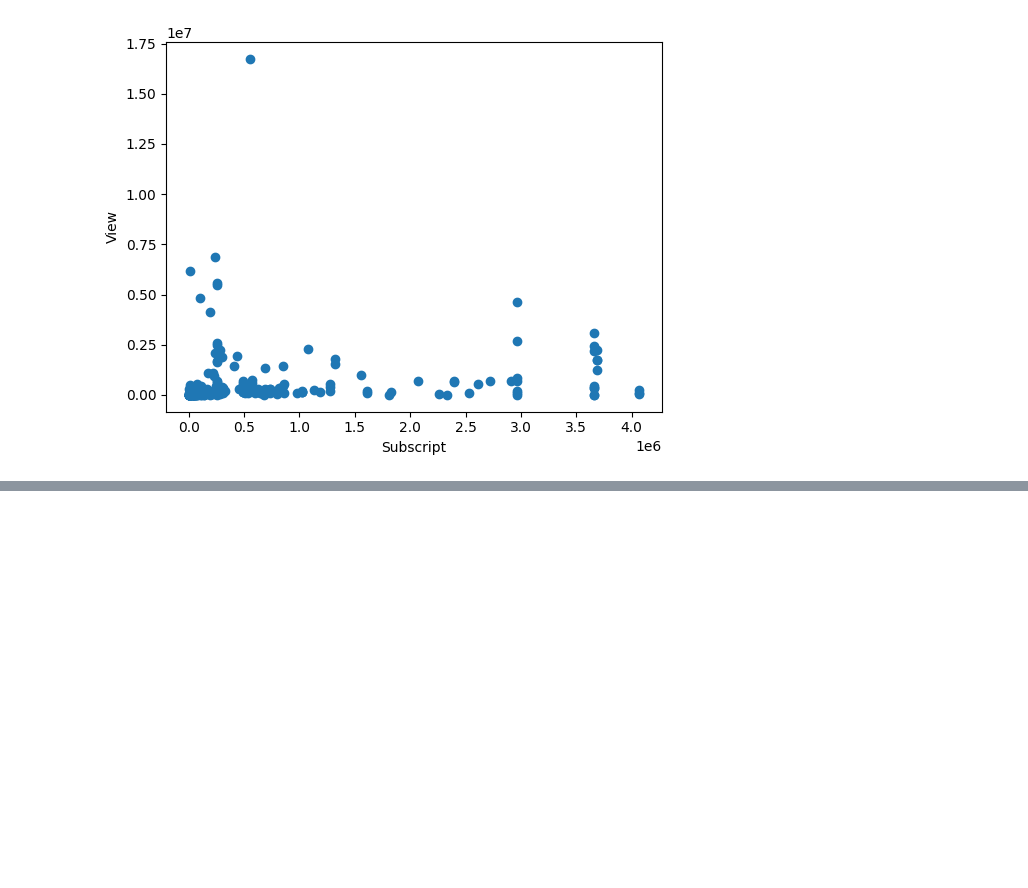
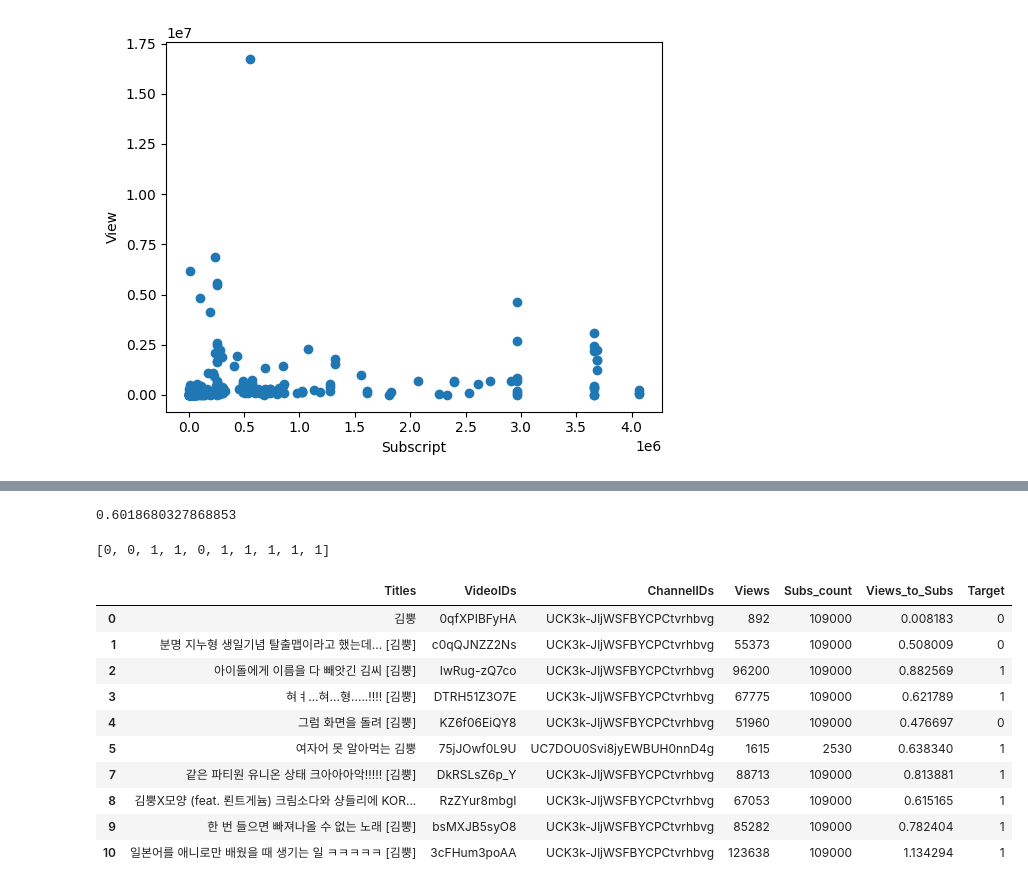
Before and after one commit to Suhwan0818/Youtube-AI-web, a Jupyter notebook: YouTube_Data_Cleaning_Preprocessing.ipynb, the cells around one changed output, grey strips where cells are left out. Saved outputs shown, nothing was run; the diff lists cells and outputs as text; code cells hidden in the pictures; blank space fills up the shorter version.

```diff
--- a/YouTube_Data_Cleaning_Preprocessing.ipynb
+++ b/YouTube_Data_Cleaning_Preprocessing.ipynb
@@ -43,3 +43,11 @@ plt.ylabel("View")
 plt.show()
 # %% [output]
 [figure]
+# %%
+x_min = data_df.Views.min()
+x_max = data_df.Views.max()
+
+print(x_min, x_max)
+
+data_df["Views_to_Subs"] = data_df.Views/data_df.Subs_count
+data_df.head()
@@ -45,0 +62,34 @@ plt.show()
+# %%
+views_median = data_df.Views_to_Subs.median()
+views_median
+# %% [output]
+0.6018680327868853
+# %%
+def make_target(data, median):
+  inside_target = []
+  for ratio in data:
+    if ratio > median:
+      inside_target.append(1)
+    if ratio <= median:
+      inside_target.append(0)
+  return inside_target
+
+target = make_target(data_df.Views_to_Subs, views_median)
+print(target[:10])
+# %% [output]
+[0, 0, 1, 1, 0, 1, 1, 1, 1, 1]
+# %%
+data_df["Target"] = target
+data_df.head(10)
+# %% [output]
+|  | Titles | VideoIDs | ChannelIDs | Views | Subs_count | Views_to_Subs | Target |
+| 0 | 김뿡 | 0qfXPIBFyHA | UCK3k-JljWSFBYCPCtvrhbvg | 892 | 109000 | 0.008183 | 0 |
+| 1 | 분명 지누형 생일기념 탈출맵이라고 했는데... [김뿡] | c0qQJNZZ2Ns | UCK3k-JljWSFBYCPCtvrhbvg | 55373 | 109000 | 0.508009 | 0 |
+| 2 | 아이돌에게 이름을 다 빼앗긴 김씨 [김뿡] | IwRug-zQ7co | UCK3k-JljWSFBYCPCtvrhbvg | 96200 | 109000 | 0.882569 | 1 |
+| 3 | 혀ㅕ...혀...형.....!!!! [김뿡] | DTRH51Z3O7E | UCK3k-JljWSFBYCPCtvrhbvg | 67775 | 109000 | 0.621789 | 1 |
+| 4 | 그럼 화면을 돌려 [김뿡] | KZ6f06EiQY8 | UCK3k-JljWSFBYCPCtvrhbvg | 51960 | 109000 | 0.476697 | 0 |
+| 5 | 여자어 못 알아먹는 김뿡 | 75jJOwf0L9U | UC7DOU0Svi8jyEWBUH0nnD4g | 1615 | 2530 | 0.638340 | 1 |
+| 7 | 같은 파티원 유니온 상태 크아아아악!!!!! [김뿡] | DkRSLsZ6p_Y | UCK3k-JljWSFBYCPCtvrhbvg | 88713 | 109000 | 0.813881 | 1 |
+| 8 | 김뿡X모양 (feat. 뢴트게늄) 크림소다와 샹들리에 KOR... | RzZYur8mbgI | UCK3k-JljWSFBYCPCtvrhbvg | 67053 | 109000 | 0.615165 | 1 |
+| 9 | 한 번 들으면 빠져나올 수 없는 노래 [김뿡] | bsMXJB5syO8 | UCK3k-JljWSFBYCPCtvrhbvg | 85282 | 109000 | 0.782404 | 1 |
+| 10 | 일본어를 애니로만 배웠을 때 생기는 일 ㅋㅋㅋㅋㅋ [김뿡] | 3cFHum3poAA | UCK3k-JljWSFBYCPCtvrhbvg | 123638 | 109000 | 1.134294 | 1 |
```
Also changed, not shown: parts of 4 cells of this notebook, 3 other files.
